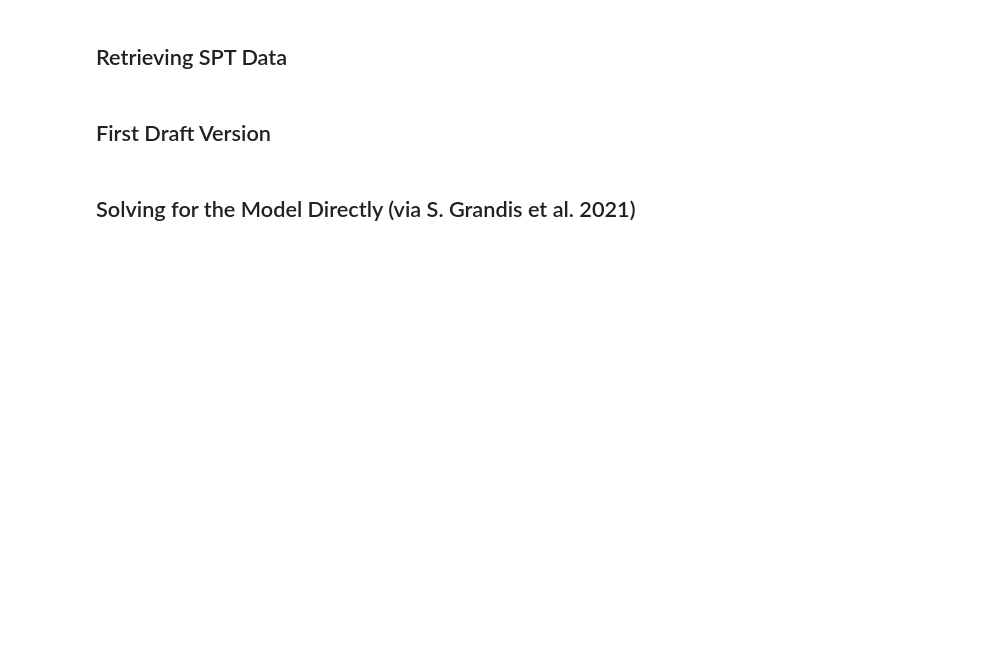
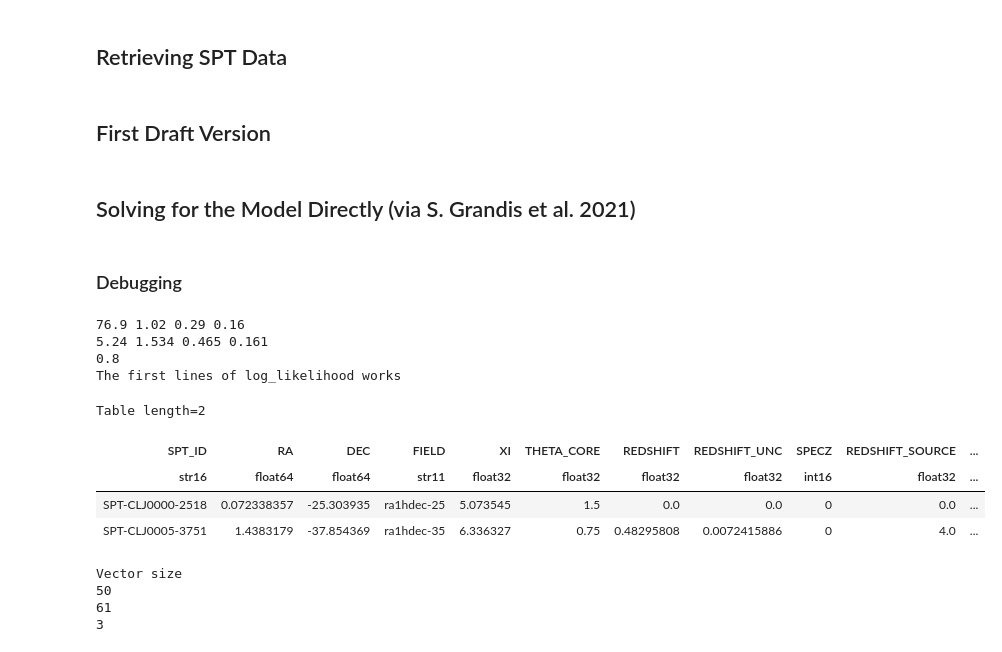
Before and after one commit to allenpinjic/mustar-project, a Jupyter notebook: notebook/Implementing_SPT_Model.ipynb, the cells around one changed output. Drawn from its saved outputs; the diff is of its cells as text; code cells hidden in the pictures; blank space fills up the shorter version.

```diff
--- a/notebook/Implementing_SPT_Model.ipynb
+++ b/notebook/Implementing_SPT_Model.ipynb
@@ -198,0 +297,29 @@ ln_zeta_given_M = np.log(A_sze) + (B_sze)*(np.log(M/M0)) + (C_sze)*(np.log(E(z)/
+# %% [markdown]
+### Debugging
+# %%
+theta = [5.24, 1.534, 0.465, 0.161, 76.9, 1.02, 0.29, 0.16, 0.8]
+
+# unfolding theta
+A_lambda, B_lambda, C_lambda, scatter_lambda = theta[4:8]
+A_sze, B_sze, C_sze, scatter_zeta = theta[:4]
+rho = theta[-1]
+
+print(A_lambda, B_lambda, C_lambda, scatter_lambda)
+print(A_sze, B_sze, C_sze, scatter_sze)
+print(rho)
+
+print('The first lines of log_likelihood works')
+# %% [output]
+76.9 1.02 0.29 0.16
+5.24 1.534 0.465 0.161
+0.8
+The first lines of log_likelihood works
+# %%
+data = Table(getdata(fname))
+data[:2]
+# %% [output]
+Table length=2
+| SPT_ID | RA | DEC | FIELD | XI | THETA_CORE | REDSHIFT | REDSHIFT_UNC | SPECZ | REDSHIFT_SOURCE | ... |
+| str16 | float64 | float64 | str11 | float32 | float32 | float32 | float32 | int16 | float32 | ... |
+| SPT-CLJ0000-2518 | 0.072338357 | -25.303935 | ra1hdec-25 | 5.073545 | 1.5 | 0.0 | 0.0 | 0 | 0.0 | ... |
+| SPT-CLJ0005-3751 | 1.4383179 | -37.854369 | ra1hdec-35 | 6.336327 | 0.75 | 0.48295808 | 0.0072415886 | 0 | 4.0 | ... |
@@ -198,0 +340,15 @@ ln_zeta_given_M = np.log(A_sze) + (B_sze)*(np.log(M/M0)) + (C_sze)*(np.log(E(z)/
+# %%
+# set up integration vectors
+mvec = np.log(np.logspace(13.5, 16, 50)/M0)
+lbdvec = np.log(np.arange(5., 1.5*np.max(lambda_chisq), 5))
+zetavec = np.log(np.arange(1., 1.3*np.max(chisi), 0.75))
+
+print('Vector size')
+print(mvec.size)
+print(lbdvec.size)
+print(zetavec.size)
+# %% [output]
+Vector size
+50
+61
+3
```
Also changed, not shown: parts of 18 cells of this notebook.
